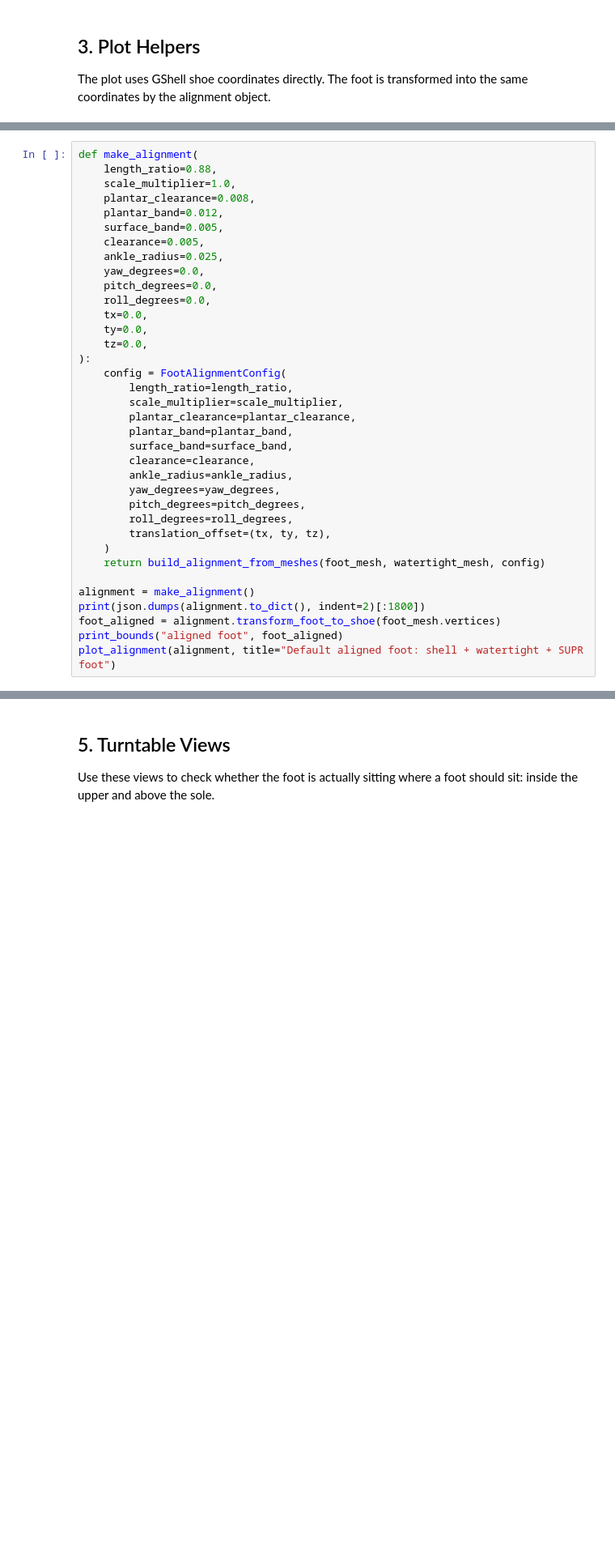
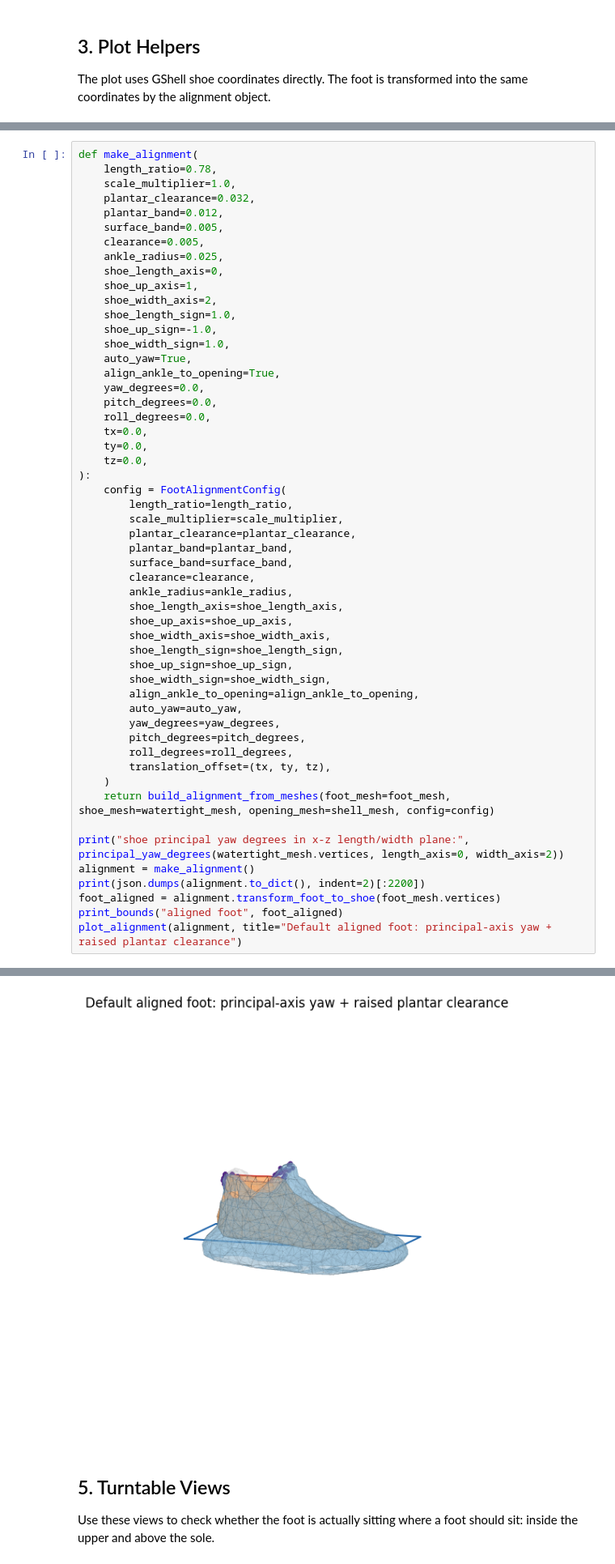
Before and after one commit to 08Abhinay/Shell_Gaussian, a Jupyter notebook: FootShellGaussian/foot_alignment_playground.ipynb, the cells around one changed output, grey strips where cells are left out. Shown at 81% size. Saved outputs shown, nothing was run; the diff lists cells and outputs as text; blank space fills up the shorter version.

Commit message:
Update foot alignment debugging and SUPR playground experiments

```diff
--- a/FootShellGaussian/foot_alignment_playground.ipynb
+++ b/FootShellGaussian/foot_alignment_playground.ipynb
@@ -187,12 +266,20 @@ Then the foot is scaled to about 88% of shoe length and placed just above the bo
 # %%
 def make_alignment(
-    length_ratio=0.88,
+    length_ratio=0.78,
     scale_multiplier=1.0,
-    plantar_clearance=0.008,
+    plantar_clearance=0.032,
     plantar_band=0.012,
     surface_band=0.005,
     clearance=0.005,
     ankle_radius=0.025,
+    shoe_length_axis=0,
+    shoe_up_axis=1,
+    shoe_width_axis=2,
+    shoe_length_sign=1.0,
+    shoe_up_sign=-1.0,
+    shoe_width_sign=1.0,
+    auto_yaw=True,
+    align_ankle_to_opening=True,
     yaw_degrees=0.0,
     pitch_degrees=0.0,
     roll_degrees=0.0,
@@ -208,15 +295,25 @@ def make_alignment(
         surface_band=surface_band,
         clearance=clearance,
         ankle_radius=ankle_radius,
+        shoe_length_axis=shoe_length_axis,
+        shoe_up_axis=shoe_up_axis,
+        shoe_width_axis=shoe_width_axis,
+        shoe_length_sign=shoe_length_sign,
+        shoe_up_sign=shoe_up_sign,
+        shoe_width_sign=shoe_width_sign,
+        align_ankle_to_opening=align_ankle_to_opening,
+        auto_yaw=auto_yaw,
         yaw_degrees=yaw_degrees,
         pitch_degrees=pitch_degrees,
         roll_degrees=roll_degrees,
         translation_offset=(tx, ty, tz),
     )
-    return build_alignment_from_meshes(foot_mesh, watertight_mesh, config)
+    return build_alignment_from_meshes(foot_mesh=foot_mesh, shoe_mesh=watertight_mesh, opening_mesh=shell_mesh, config=config)
 
+print("shoe principal yaw degrees in x-z length/width plane:", principal_yaw_degrees(watertight_mesh.vertices, length_axis=0, width_axis=2))
 alignment = make_alignment()
-print(json.dumps(alignment.to_dict(), indent=2)[:1800])
+print(json.dumps(alignment.to_dict(), indent=2)[:2200])
 foot_aligned = alignment.transform_foot_to_shoe(foot_mesh.vertices)
 print_bounds("aligned foot", foot_aligned)
-plot_alignment(alignment, title="Default aligned foot: shell + watertight + SUPR foot")
+plot_alignment(alignment, title="Default aligned foot: principal-axis yaw + raised plantar clearance")
+# %% [output]
@@ -223,3 +337,4 @@ plot_alignment(alignment, title="Default aligned foot: shell + watertight + SUPR
+[figure, added]
 # %% [markdown]
 ## 5. Turntable Views
 
```
Also changed, not shown: parts of 15 cells of this notebook, 5 other files.
